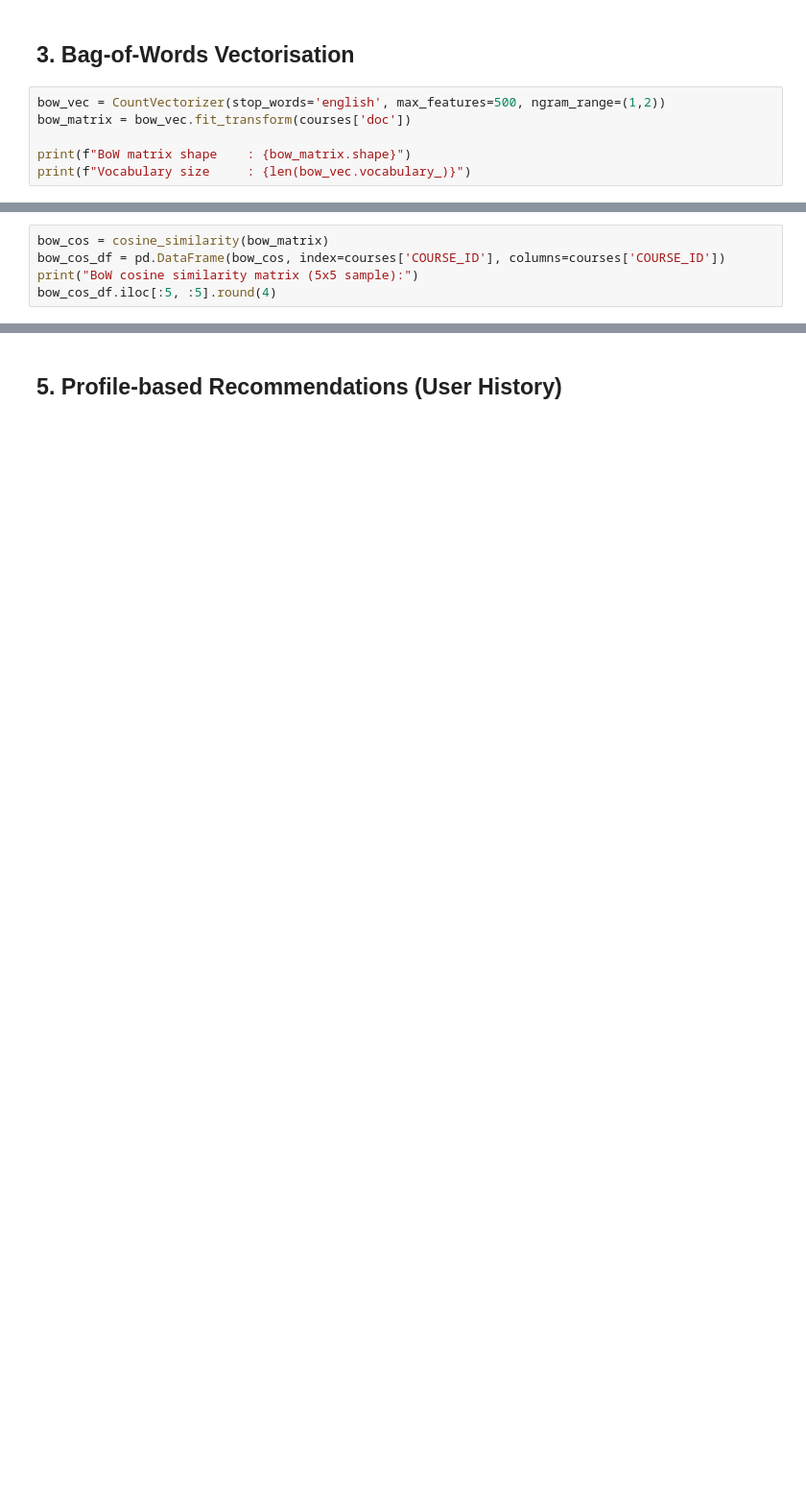
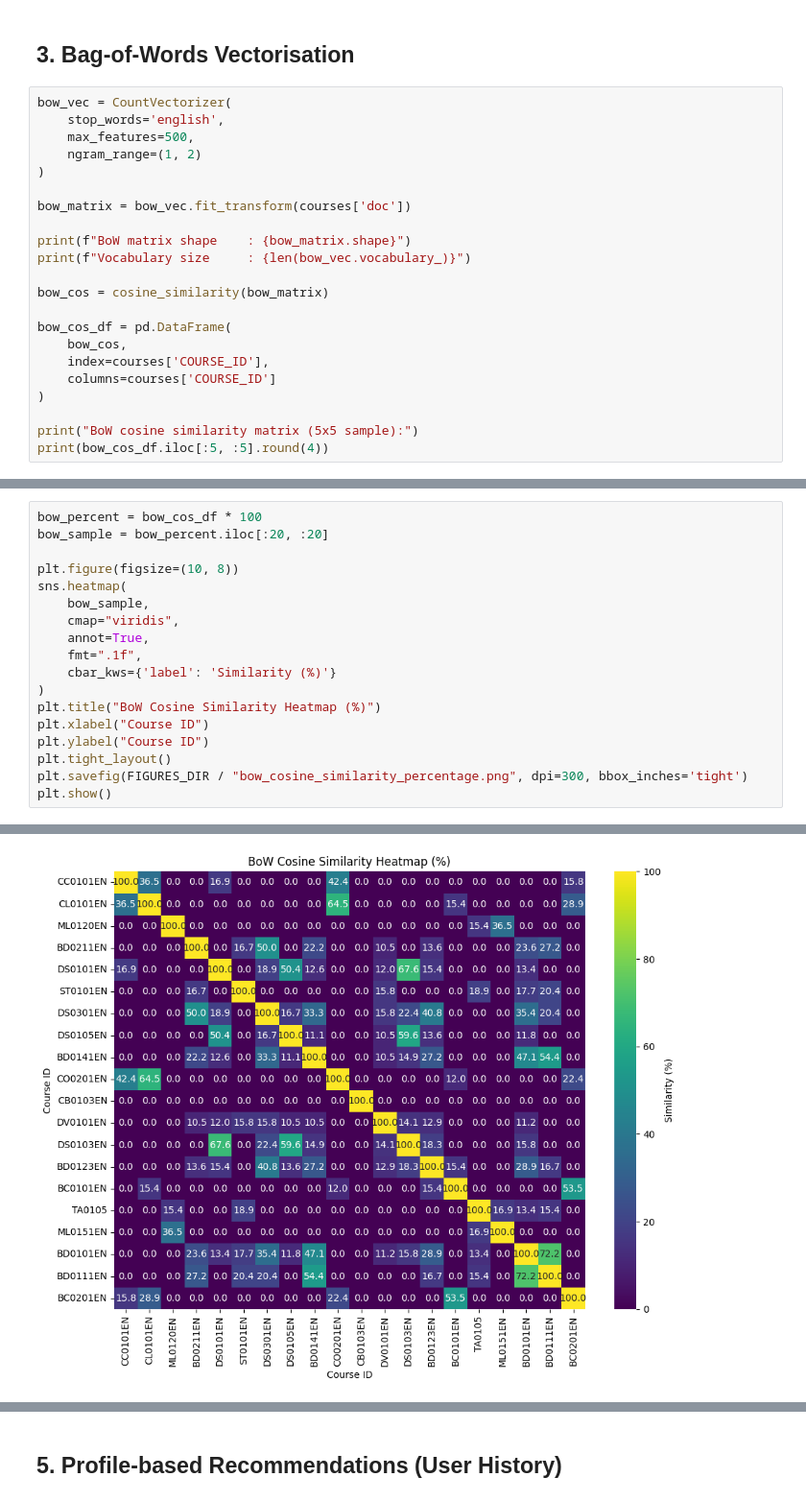
Before and after one commit to Habeeb-sh/course_recommendation_GP, a Jupyter notebook: 02_Content_Based.ipynb, the cells around one changed output, grey strips where cells are left out. Shown at 96% size. Drawn from its saved outputs; the diff is of its cells as text; blank space fills up the shorter version.

```diff
--- a/02_Content_Based.ipynb
+++ b/02_Content_Based.ipynb
@@ -79,9 +154,25 @@ TF-IDF cosine similarity matrix (5x5 sample):
 # %% [markdown]
 ## 3. Bag-of-Words Vectorisation
 # %%
-bow_vec = CountVectorizer(stop_words='english', max_features=500, ngram_range=(1,2))
+bow_vec = CountVectorizer(
+    stop_words='english',
+    max_features=500,
+    ngram_range=(1, 2)
+)
+
 bow_matrix = bow_vec.fit_transform(courses['doc'])
 
 print(f"BoW matrix shape    : {bow_matrix.shape}")
 print(f"Vocabulary size     : {len(bow_vec.vocabulary_)}")
+
+bow_cos = cosine_similarity(bow_matrix)
+
+bow_cos_df = pd.DataFrame(
+    bow_cos,
+    index=courses['COURSE_ID'],
+    columns=courses['COURSE_ID']
+)
+
+print("BoW cosine similarity matrix (5x5 sample):")
+print(bow_cos_df.iloc[:5, :5].round(4))
 # %% [output]
@@ -90,6 +189,19 @@ Vocabulary size     : 500
 # %%
-bow_cos = cosine_similarity(bow_matrix)
-bow_cos_df = pd.DataFrame(bow_cos, index=courses['COURSE_ID'], columns=courses['COURSE_ID'])
-print("BoW cosine similarity matrix (5x5 sample):")
-bow_cos_df.iloc[:5, :5].round(4)
+bow_percent = bow_cos_df * 100
+bow_sample = bow_percent.iloc[:20, :20]
+
+plt.figure(figsize=(10, 8))
+sns.heatmap(
+    bow_sample,
+    cmap="viridis",
+    annot=True,
+    fmt=".1f",
+    cbar_kws={'label': 'Similarity (%)'}
+)
+plt.title("BoW Cosine Similarity Heatmap (%)")
+plt.xlabel("Course ID")
+plt.ylabel("Course ID")
+plt.tight_layout()
+plt.savefig(FIGURES_DIR / "bow_cosine_similarity_percentage.png", dpi=300, bbox_inches='tight')
+plt.show()
 # %% [output]
@@ -103,0 +208 @@ BoW cosine similarity matrix (5x5 sample):
+[figure, added]
```
Also changed, not shown: parts of 21 cells of this notebook, 41 other files.
